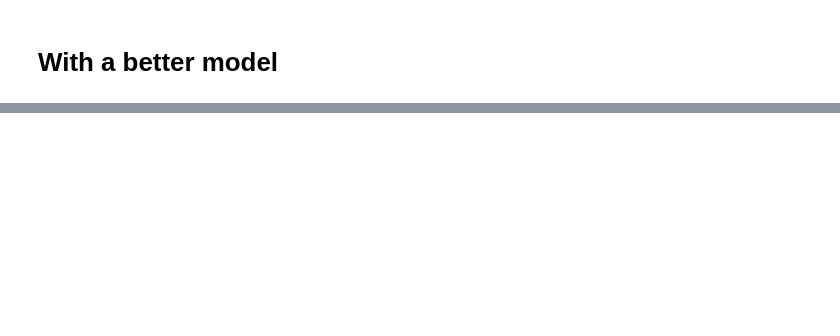
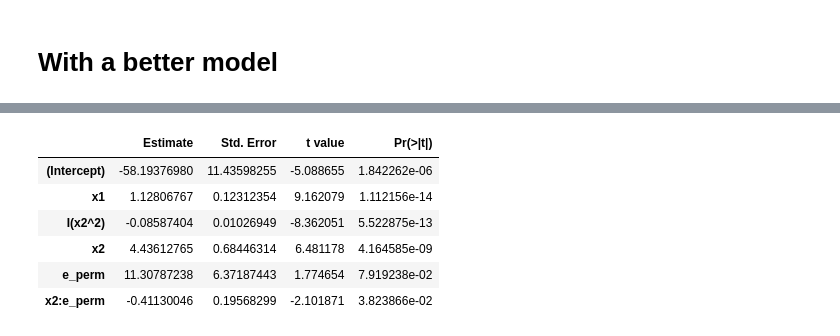
Before and after one commit to hirotaka-i/sandbox, a Jupyter notebook: AlphaInflationForInteractionTerm.ipynb, the cells around one changed output, grey strips where cells are left out. Drawn from its saved outputs; the diff is of its cells as text; code cells hidden in the pictures; blank space fills up the shorter version.

```diff
--- a/AlphaInflationForInteractionTerm.ipynb
+++ b/AlphaInflationForInteractionTerm.ipynb
@@ -74,0 +67,13 @@ title(sprintf("lambda = %.2f", lambda))
+# %%
+e_perm = sample(e)
+  m1= summary(lm(y ~ x1 + I(x2^2) + x2 * e_perm))
+  pv_intraction = m1$coefficients[6,4] # pvalue for interaction
+m1$coefficients
+# %% [output]
+|  | Estimate | Std. Error | t value | Pr(>|t|) |
+| (Intercept) | -58.19376980 | 11.43598255 | -5.088655 | 1.842262e-06 |
+| x1 | 1.12806767 | 0.12312354 | 9.162079 | 1.112156e-14 |
+| I(x2^2) | -0.08587404 | 0.01026949 | -8.362051 | 5.522875e-13 |
+| x2 | 4.43612765 | 0.68446314 | 6.481178 | 4.164585e-09 |
+| e_perm | 11.30787238 | 6.37187443 | 1.774654 | 7.919238e-02 |
+| x2:e_perm | -0.41130046 | 0.19568299 | -2.101871 | 3.823866e-02 |
```
Also changed, not shown: parts of 3 cells of this notebook.
